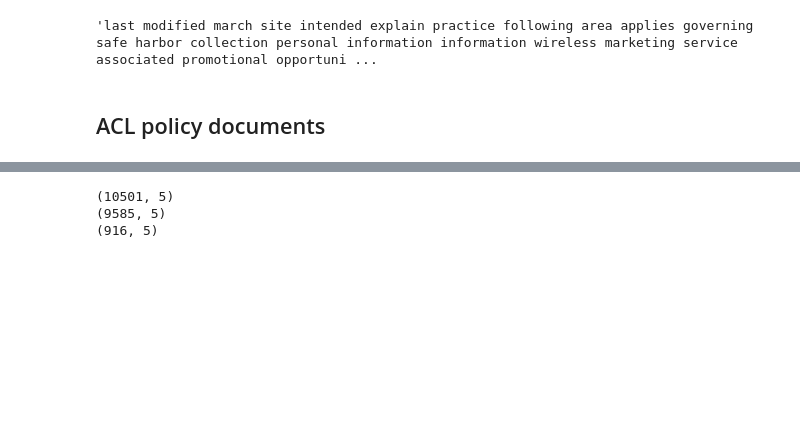
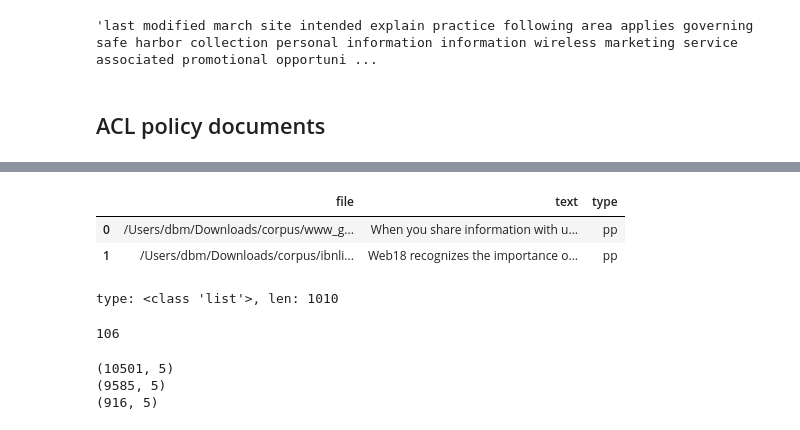
Before and after one commit to debshila/multilevel-text-summarization, a Jupyter notebook: src/Policy Preprocessing.ipynb, the cells around one changed output, grey strips where cells are left out. Cells and saved outputs as stored; diff of their text form; code cells hidden in the pictures; blank space fills up the shorter version.

```diff
--- a/src/Policy Preprocessing.ipynb
+++ b/src/Policy Preprocessing.ipynb
@@ -113,6 +112,22 @@ def xml_to_df(file, doc_type = 'pp'):
     policy_doc = {'file':file, 'text': text, 'title': sec_title}
     df = pd.DataFrame({'file':file, 'section':sec_title, 'text': text, 'type':doc_type})
     return df
+
+def xml_to_df_nosec(file, doc_type = 'pp'):
+#     print(file)
+    e = etree.parse(file)
+    text = [e.findall('.//SUBTEXT')[i].text for i in range(len(e.findall('.//SECTION')))]
+    text = [i for i in text if i is not None]
+
+# Filter out the first line which usually includes the dates and other info
+    tmp = sent_tokenize(text[0])
+    tmp = ' '.join(tmp[1:])
+    tmp1 = [tmp] + text[1:]
+    tmp1 = ' '.join(tmp1)
+
+#     Filter out the first sentence
+    df = {'file':file,'text': tmp1, 'type':doc_type}
+    return df
 # %%
 # Read in files and do preliminary preprocessing
 def read_html(file, pat = '[^a-zA-z0-9.?!/ ]+', filt_len=6, doc_type='pp'):
@@ -255,3 +272,28 @@ dtype: int64
+# %%
+# Parses the document and retains the whole document agnostic to sections
+pp_xml_full_docs = [xml_to_df_nosec(file, doc_type = 'pp') for file in pp_xml_files]
+pp_xml_full_df = pd.DataFrame(pp_xml_full_docs)
+dump(pp_xml_full_df, open("/Users/dbm/Documents/Insight S19/data/acl_privacy_policy_full_docs.pkl", "wb"))
+pp_xml_full_df.head(2)
+# %% [output]
+|  | file | text | type |
+| 0 | /Users/dbm/Downloads/corpus/www_g... | When you share information with u... | pp |
+| 1 | /Users/dbm/Downloads/corpus/ibnli... | Web18 recognizes the importance o... | pp |
+# %%
+# Clean, tokenize text
+pp_full_doc_words = tokenize(pp_xml_full_df['text'], stop_words=stop_words,
+                      frequent_words=frequent_words)
+
+pp_full_doc_words = [' '.join(word) for word in pp_full_doc_words]
+# pp_full_doc_words
+print(f'type: {type(pp_full_doc_words)}, len: {len(pp_full_doc_words)}')
+dump(pp_full_doc_words, open("/Users/dbm/Documents/Insight S19/data/acl_privacy_policy_full_doc_words.pkl", "wb"))
+# %% [output]
+type: <class 'list'>, len: 1010
+# %%
+len([word for word in word_tokenize(re.sub('[^a-zA-Z ]+','',pp_xml_df['text'][0])) if word not in stop_words])
+# %% [output]
+106
 # %%
 # Filter out rows with missing text
 # pp_xml_df[pp_xml_df['text'].isnull()]
```
Also changed, not shown: parts of 3 cells of this notebook, 3 other files.
